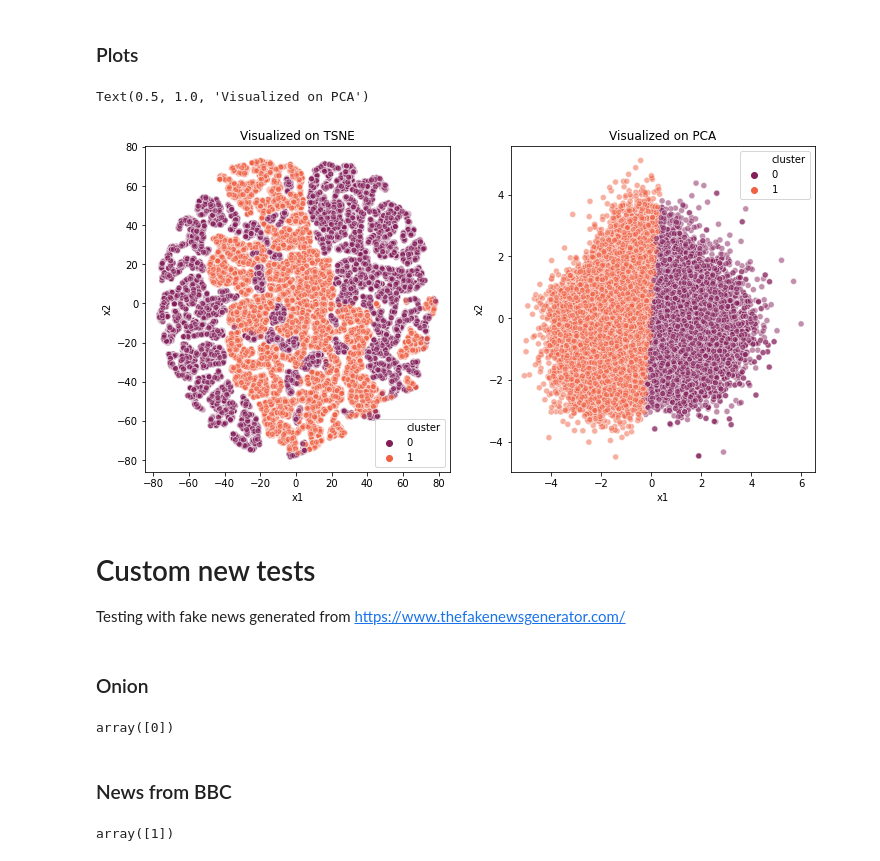
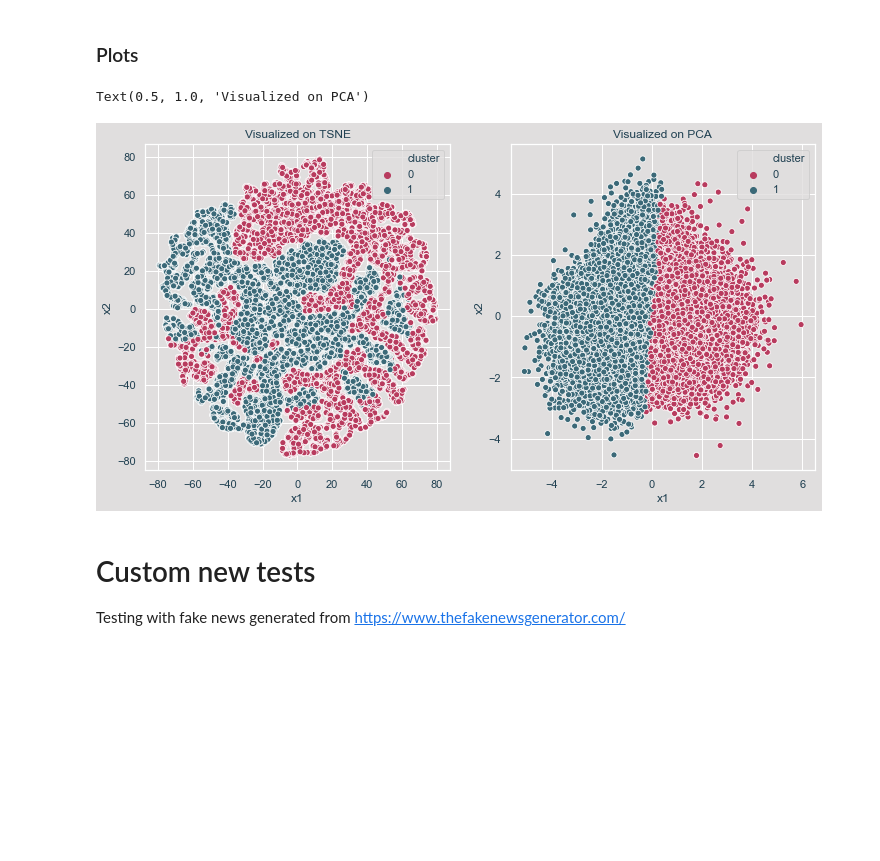
Before and after one commit to Jesusr1297/fakenews, a Jupyter notebook: notebooks/review.ipynb, the cells around one changed output. Saved outputs shown, nothing was run; the diff lists cells and outputs as text; code cells hidden in the pictures; blank space fills up the shorter version.

```diff
--- a/notebooks/review.ipynb
+++ b/notebooks/review.ipynb
@@ -31,8 +35,8 @@ import matplotlib.pyplot as plt
 # %% [markdown]
 # Data Analysis & Cleanup
 # %%
-fake = pd.read_csv('datasets/Fake.csv')
-true = pd.read_csv('datasets/True.csv')
+fake = pd.read_csv('../data/Fake.csv')
+true = pd.read_csv('../data/True.csv')
 print('False Sample')
 display(fake.sample(10))
 print('\n\n\n\n')
@@ -256,44 +241,24 @@ TSNE_df.columns = ['x1','x2','cluster']
 # %% [markdown]
 ### Plots
 # %%
+# sns.set()
+# https://colorhunt.co/palette/206723
+sns.set_style("darkgrid")
+background_color = '#eeecda'
+lines_color = '#f08a5d'
+dots_color = ['#b83b5e', '#6a2c70']
+
+sns.set('notebook',rc={'axes.facecolor':background_color, 'figure.facecolor':background_color,
+            'lines.color': lines_color, 'xtick.color':lines_color, 'ytick.color':lines_color,
+            'axes.labelcolor':lines_color,'text.color':lines_color})
 fig, ax = plt.subplots(1, 2, figsize=(12,6))
-sns.scatterplot(data=PCA_df,x='x1',y='x2',hue='cluster',legend="full",alpha=0.5,ax=ax[1], palette=sns.color_palette('rocket', 2))
-sns.scatterplot(data=TSNE_df,x='x1',y='x2',hue='cluster',legend="full",alpha=0.5,ax=ax[0], palette=sns.color_palette('rocket', 2))
+sns.scatterplot(data=PCA_df,x='x1',y='x2',hue='cluster',legend="full",alpha=1,ax=ax[1], palette=dots_color, edgecolors=None)
+sns.scatterplot(data=TSNE_df,x='x1',y='x2',hue='cluster',legend="full",alpha=1,ax=ax[0], palette=dots_color, edgecolors=None)
 ax[0].set_title('Visualized on TSNE')
 ax[1].set_title('Visualized on PCA')
 # %% [output]
 Text(0.5, 1.0, 'Visualized on PCA')
-[figure, old version]
+[figure, new version]
 # %% [markdown]
 # Custom new tests
 Testing with fake news generated from https://www.thefakenewsgenerator.com/
-# %% [markdown]
-### Onion
-# %%
-onion_data = "Flint Residents Learn To Harness Superpowers, But Trump Gets Away Again They developed superpowers after years of drinking from a lead-poisoned water supply. But just having incredible abilities doesn't make them superheroes. Not yet. Donald Trump faced off against the superpowered civilians but he got away before they could catch him"
-
-# Preprocess article
-onion_data = preprocess_string(onion_data, CUSTOM_FILTERS)
-
-# Get sentence vector
-onion_data = sentence_vector(model, onion_data)
-
-# Get prediction
-kmeans.predict(np.array([onion_data]))
-# %% [output]
-array([0])
-# %% [markdown]
-### News from BBC
-# %%
-bbc_data = "Nasa Mars 2020 Mission's MiMi Aung on women in space Next year, Nasa will send a mission to Mars. The woman in charge of making the helicopter that will be sent there – which is set to become the first aircraft to fly on another planet – is MiMi Aung. At 16, MiMi travelled alone from Myanmar to the US for access to education. She is now one of the lead engineers at Nasa. We find out what it's like being a woman in space exploration, and why her mum is her biggest inspiration."
-
-# Preprocess article
-bbc_data = preprocess_string(bbc_data, CUSTOM_FILTERS)
-
-# Get sentence vector
-bbc_data = sentence_vector(model, bbc_data)
-
-# Get prediction
-kmeans.predict(np.array([bbc_data]))
-# %% [output]
-array([1])
```
Also changed, not shown: parts of 10 cells of this notebook, 7 other files.
